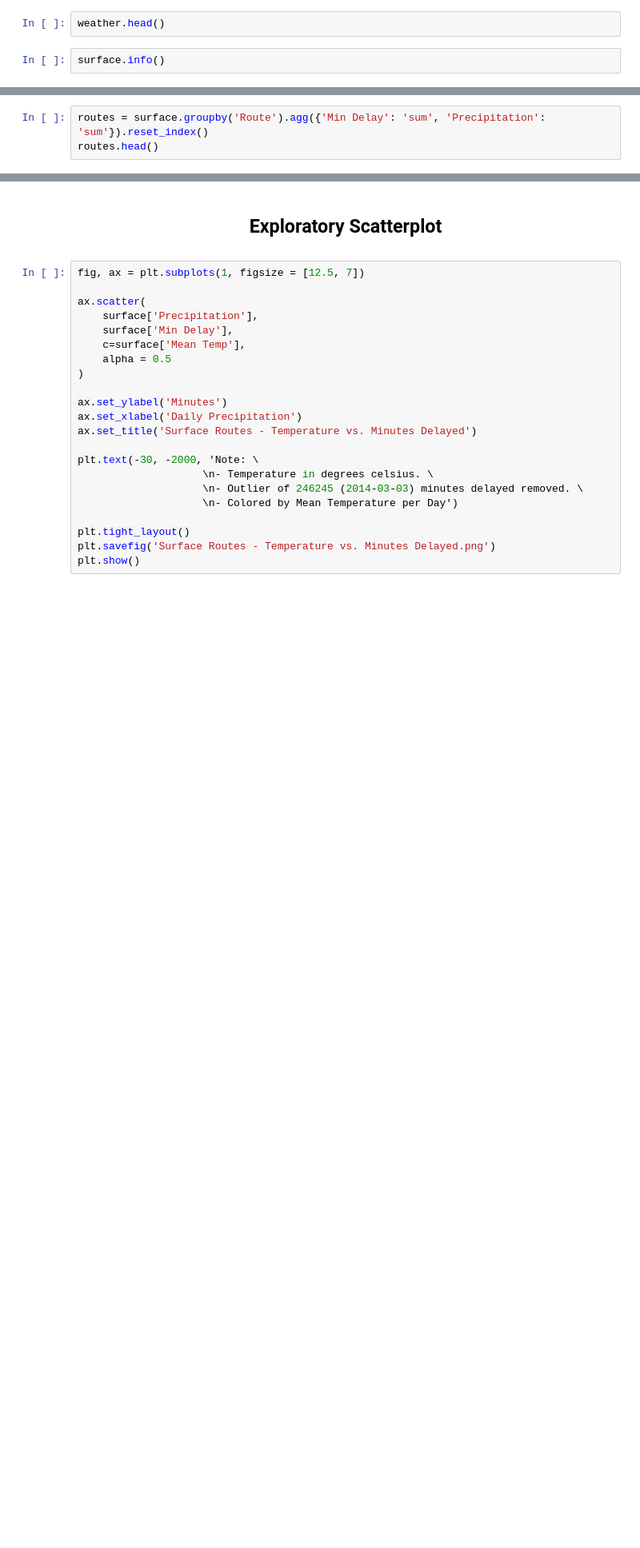
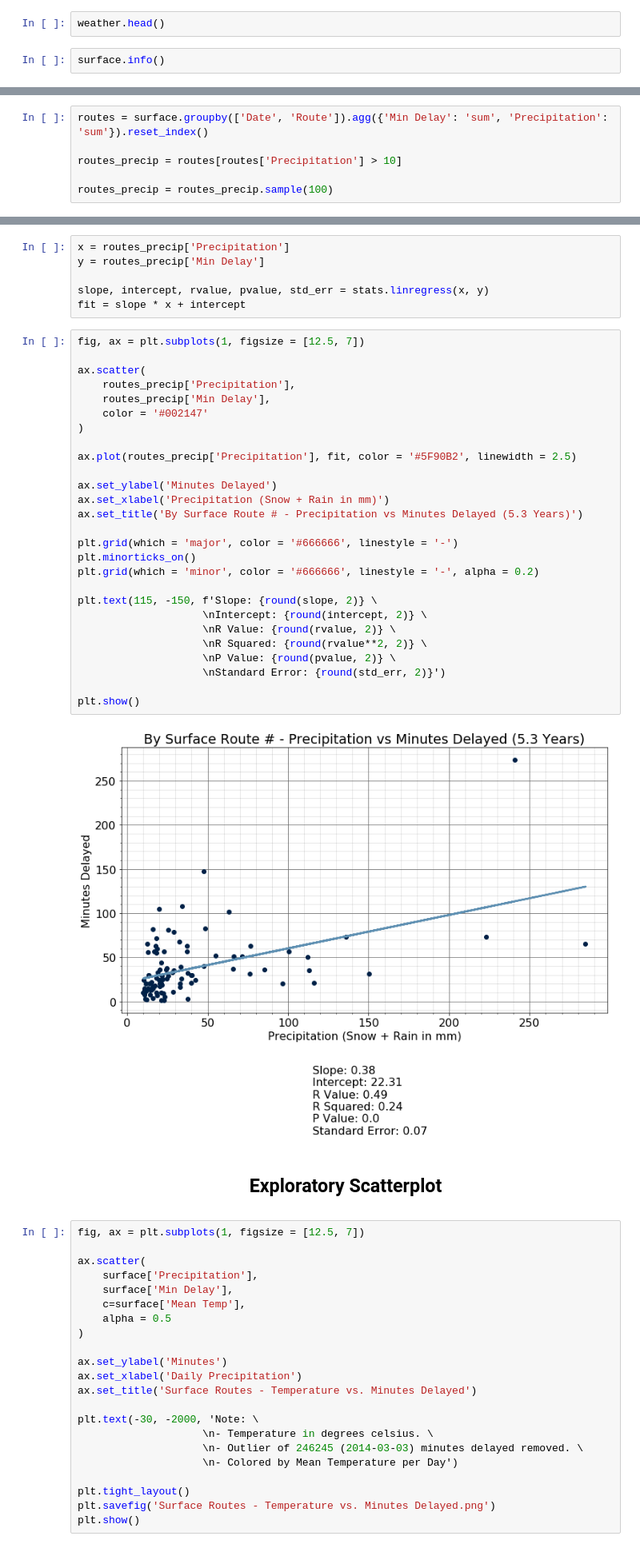
Before and after one commit to sishola/ttc-delays, a Jupyter notebook: Surface Routes/surface_routes_eda.ipynb, the cells around one changed output, grey strips where cells are left out. Shown at 80% size. Cells and saved outputs as stored; diff of their text form; blank space fills up the shorter version.

Commit message:
Regined surface eda

```diff
--- a/Surface Routes/surface_routes_eda.ipynb
+++ b/Surface Routes/surface_routes_eda.ipynb
@@ -79,3 +67,6 @@ surface.sort_values('Min Delay', ascending=False).head(5)
 # %%
-routes = surface.groupby('Route').agg({'Min Delay': 'sum', 'Precipitation': 'sum'}).reset_index()
-routes.head()
+routes = surface.groupby(['Date', 'Route']).agg({'Min Delay': 'sum', 'Precipitation': 'sum'}).reset_index()
+
+routes_precip = routes[routes['Precipitation'] > 10]
+
+routes_precip = routes_precip.sample(100)
@@ -101,3 +178,38 @@ plt.show()
+# %%
+x = routes_precip['Precipitation']
+y = routes_precip['Min Delay']
+
+slope, intercept, rvalue, pvalue, std_err = stats.linregress(x, y)
+fit = slope * x + intercept
+# %%
+fig, ax = plt.subplots(1, figsize = [12.5, 7])
+
+ax.scatter(
+    routes_precip['Precipitation'],
+    routes_precip['Min Delay'],
+    color = '#002147'
+)
+
+ax.plot(routes_precip['Precipitation'], fit, color = '#5F90B2', linewidth = 2.5)
+
+ax.set_ylabel('Minutes Delayed')
+ax.set_xlabel('Precipitation (Snow + Rain in mm)')
+ax.set_title('By Surface Route # - Precipitation vs Minutes Delayed (5.3 Years)')
+
+plt.grid(which = 'major', color = '#666666', linestyle = '-')
+plt.minorticks_on()
+plt.grid(which = 'minor', color = '#666666', linestyle = '-', alpha = 0.2)
+
+plt.text(115, -150, f'Slope: {round(slope, 2)} \
+                    \nIntercept: {round(intercept, 2)} \
+                    \nR Value: {round(rvalue, 2)} \
+                    \nR Squared: {round(rvalue**2, 2)} \
+                    \nP Value: {round(pvalue, 2)} \
+                    \nStandard Error: {round(std_err, 2)}')
+
+plt.show()
+# %% [output]
+[figure, added]
 # %% [markdown]
 <center><h2>Exploratory Scatterplot</center</h2>
 # %%
```
Also changed, not shown: parts of 25 cells of this notebook.
